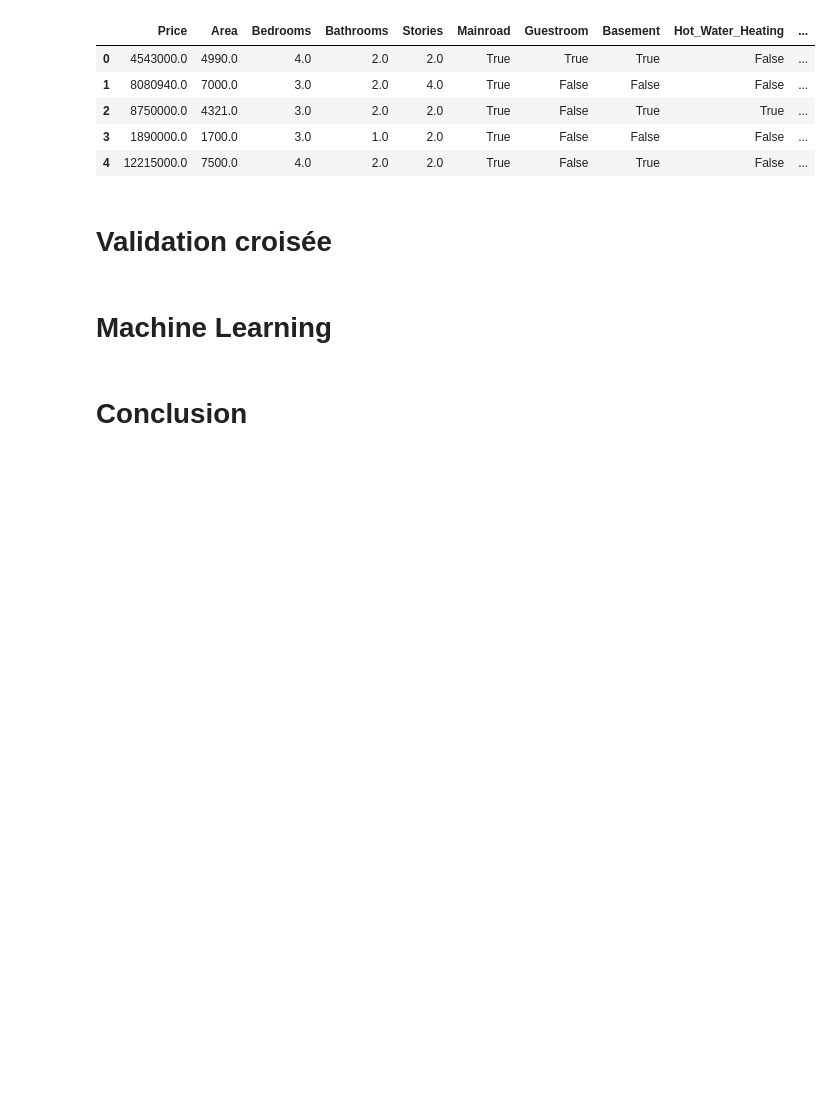
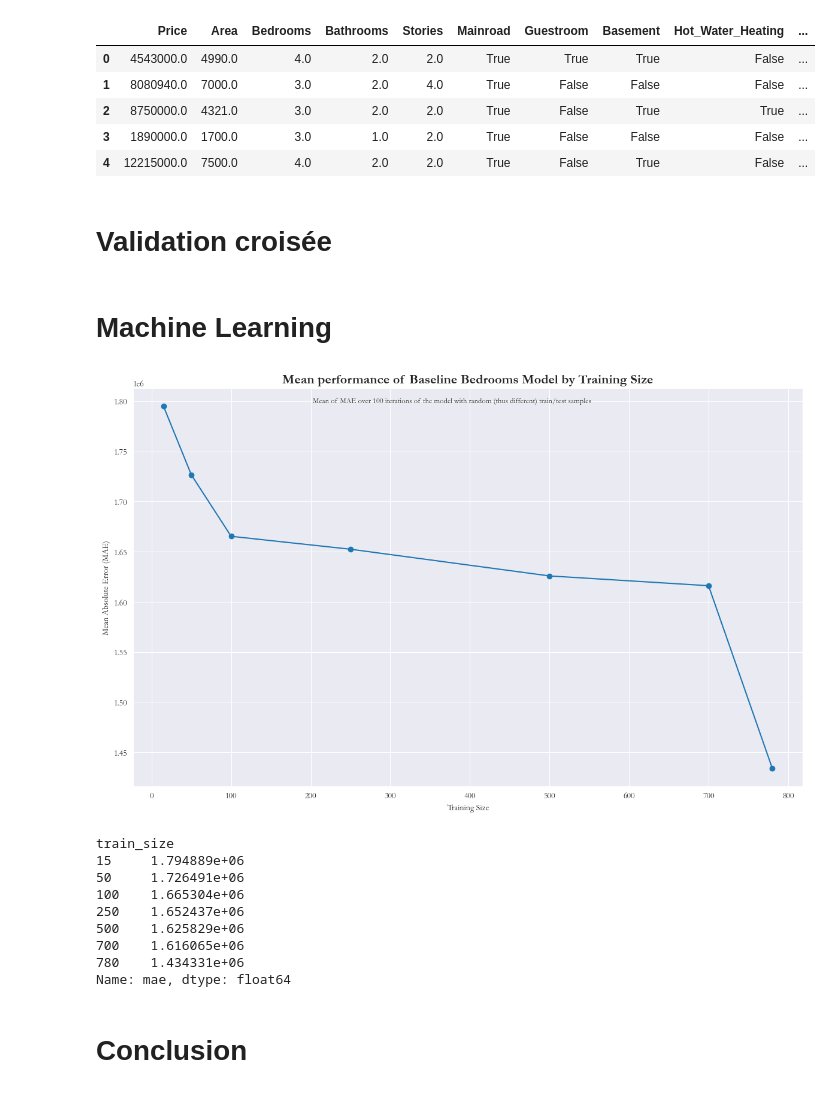
Before and after one commit to ThibaudGENEL/HousingPrice, a Jupyter notebook: notebook.ipynb, the cells around one changed output. Saved outputs shown, nothing was run; the diff lists cells and outputs as text; code cells hidden in the pictures; blank space fills up the shorter version.

Commit message:
update baseline_model.py and use it in notebook

```diff
--- a/notebook.ipynb
+++ b/notebook.ipynb
@@ -255,2 +260,16 @@ df_encoded.head()
+# %%
+
+baseline_model_n_times(100, df_encoded, "Bedrooms", train_sizes= [15, 50, 100, 250, 500, 700, 780])
+# %% [output]
+[figure, added]
+train_size
+15     1.794889e+06
+50     1.726491e+06
+100    1.665304e+06
+250    1.652437e+06
+500    1.625829e+06
+700    1.616065e+06
+780    1.434331e+06
+Name: mae, dtype: float64
 # %% [markdown]
 # Conclusion
```
Also changed, not shown: parts of 2 cells of this notebook, 2 other files.
